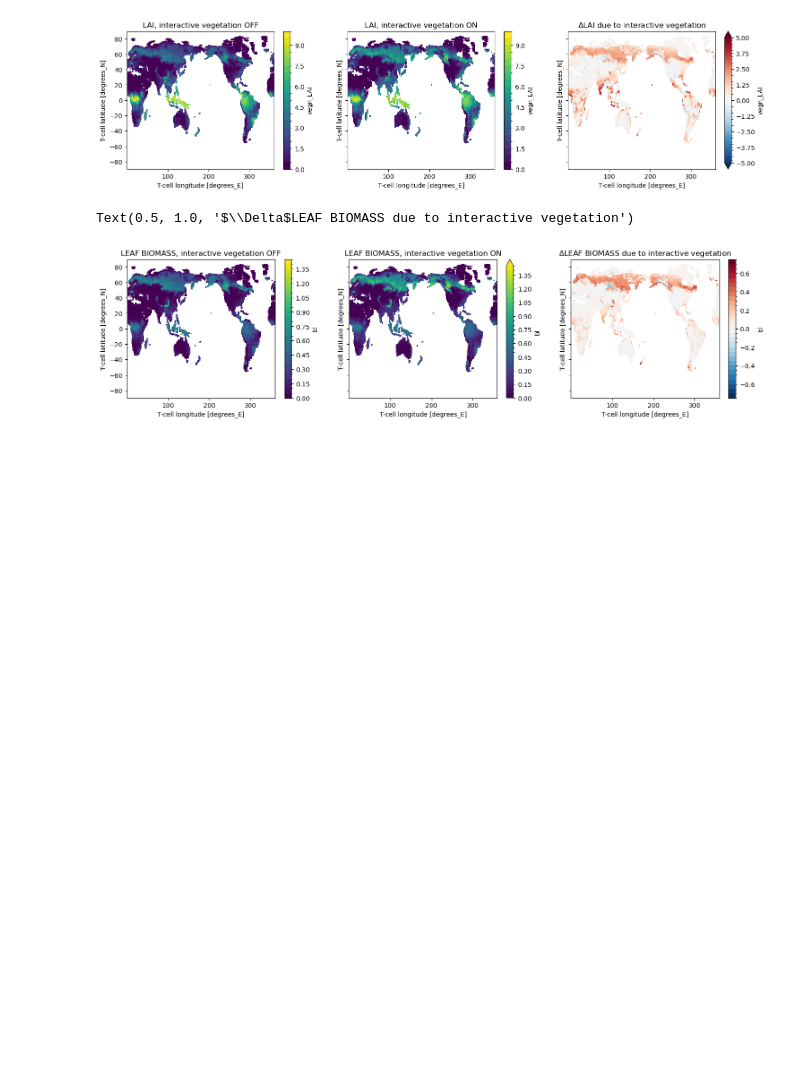
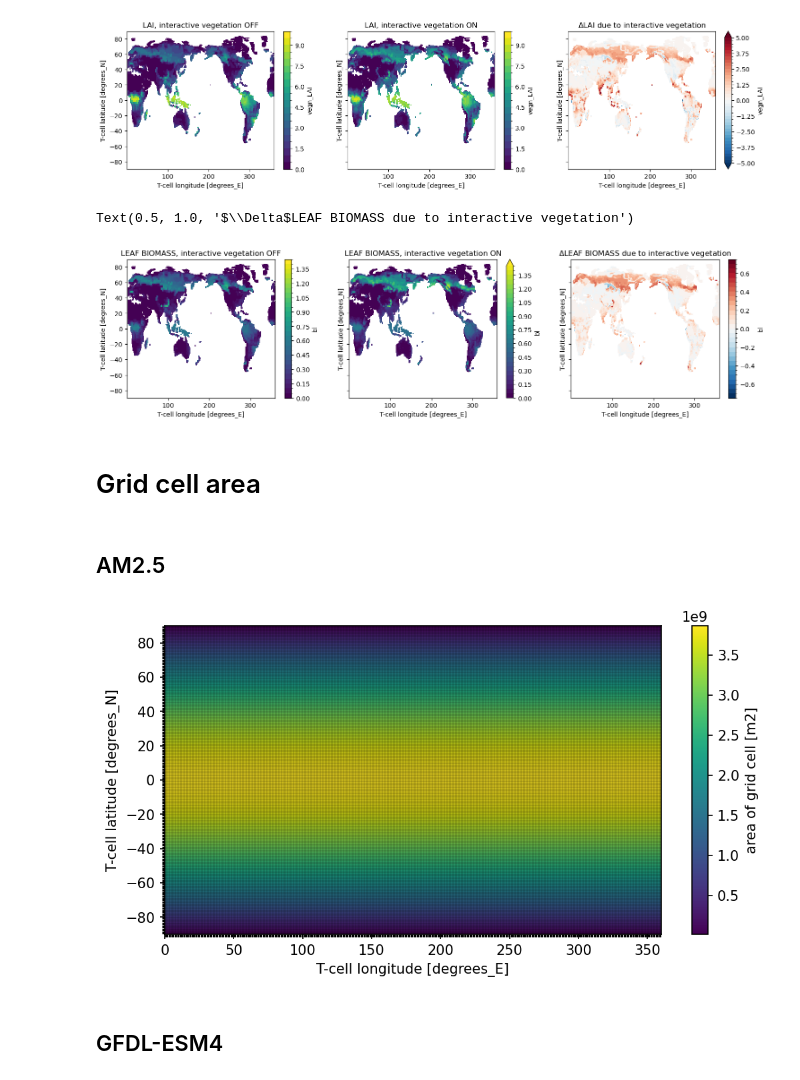
Before and after one commit to bbuchovecky/itcz_phys, a Jupyter notebook: notebooks/00_am2.5-test.ipynb, the cells around one changed output. Saved outputs shown, nothing was run; the diff lists cells and outputs as text; code cells hidden in the pictures; blank space fills up the shorter version.

Commit message:
checked cdo gridarea against CMIP areacella variable

```diff
--- a/notebooks/00_am2.5-test.ipynb
+++ b/notebooks/00_am2.5-test.ipynb
@@ -31,3 +33,9 @@ warnings.filterwarnings("ignore", message="Unable to decode time axis into full
+# %%
+import matplotlib as mpl
+mpl.rcParams['figure.dpi'] = 150
+
+# %config InlineBackend.figure_formats = ['pdf']
+%config InlineBackend.figure_formats = ['png']
 # %% [markdown]
 # Get data
 # %%
@@ -151,3 +141,21 @@ ax[2].set_title('$\Delta$LEAF BIOMASS due to interactive vegetation')
 # %% [output]
 Text(0.5, 1.0, '$\\Delta$LEAF BIOMASS due to interactive vegetation')
 [figure]
+# %% [markdown]
+# Grid cell area
+# %% [markdown]
+## AM2.5
+# %%
+area = xr.open_dataset('/tiger/scratch/gpfs/GEOCLIM/bgb2/AM2.5/work/areacella_AM2.5.nc').cell_area
+# %%
+fig,ax = plt.subplots(figsize=(8,4))
+
+area.plot.pcolormesh(ax=ax)
+
+ax.grid(True, which='minor', axis='both', linestyle='-', color='k', lw=0.1)
+ax.set_xticks(area.grid_xt, minor=True)
+ax.set_yticks(area.grid_yt, minor=True);
+# %% [output]
+[figure, added]
+# %% [markdown]
+## GFDL-ESM4
```
Also changed, not shown: parts of 5 cells of this notebook.
